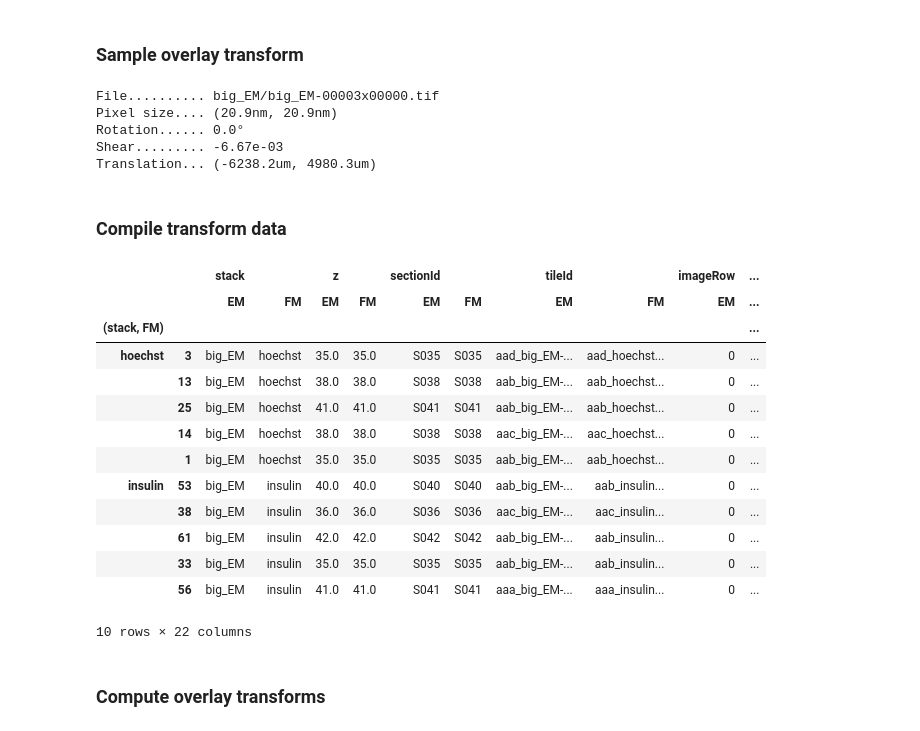
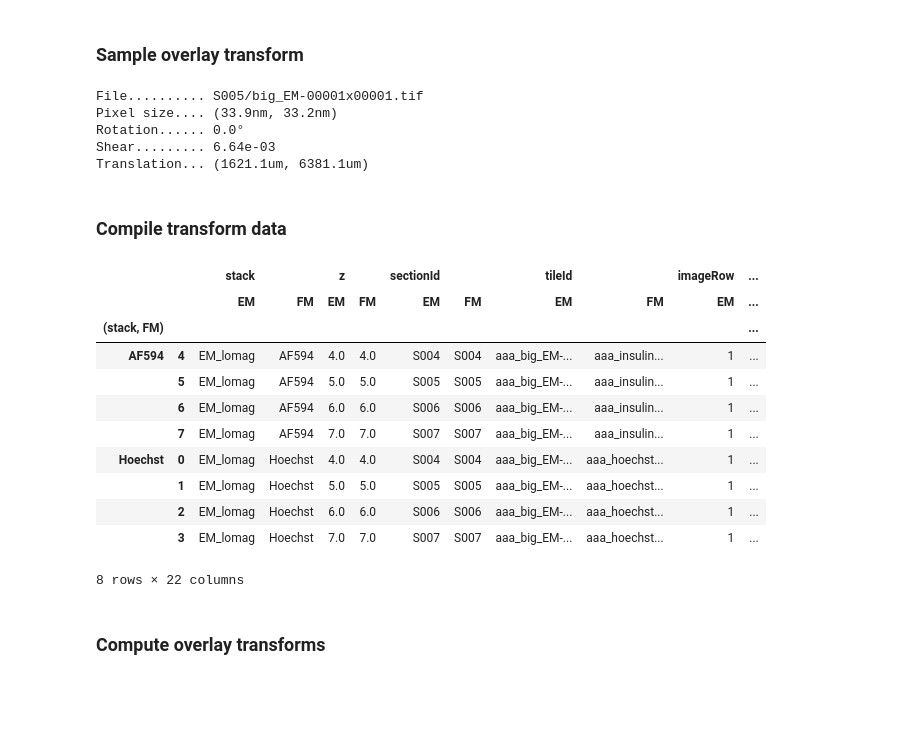
Before and after one commit to hoogenboom-group/iCAT-workflow, a Jupyter notebook: notebooks/3_iCAT-overlay.ipynb, the cells around one changed output. Cells and saved outputs as stored; diff of their text form; code cells hidden in the pictures; blank space fills up the shorter version.

```diff
--- a/notebooks/3_iCAT-overlay.ipynb
+++ b/notebooks/3_iCAT-overlay.ipynb
@@ -29,3 +29,25 @@ pd.set_option('display.max_colwidth', 15)
 # %%
 import renderapi
 from icatapi.render_pandas import create_stacks_DataFrame
+# %%
+# `render` project parameters
+# ---------------------------
+owner = 'rlane'
+project = 'pancreas'
+stacks_2_overlay = {
+    'over': ['Hoechst', 'AF594'],
+    'undr': 'EM_lomag',
+}
+
+# Create a renderapi.connect.Render object
+# ----------------------------------------
+render_connect_params = {
+    'host': 'sonic.tnw.tudelft.nl',
+    'port': 8080,
+    'owner': owner,
+    'project': project,
+    'client_scripts': '/home/catmaid/render/render-ws-java-client/src/main/scripts',
+    'memGB': '2G'
+}
+render = renderapi.connect(**render_connect_params)
+render.make_kwargs()
@@ -32,25 +62,4 @@ from icatapi.render_pandas import create_stacks_DataFrame
 # %%
-# `render` project parameters
-# ---------------------------
-owner = 'rlane'
-project = 'zebrafish'
-stacks_2_overlay = {
-    'over': ['hoechst', 'insulin'],
-    'undr': 'big_EM',
-}
-
-# Create a renderapi.connect.Render object
-# ----------------------------------------
-render_connect_params = {
-    'host': 'sonic.tnw.tudelft.nl',
-    'port': 8080,
-    'owner': owner,
-    'project': project,
-    'client_scripts': '/home/catmaid/render/render-ws-java-client/src/main/scripts',
-    'memGB': '2G'
-}
-render = renderapi.connect(**render_connect_params)
-
 # Infer stack and section info
 # ----------------------------
 stacks = renderapi.render.get_stacks_by_owner_project(render=render)
@@ -98,7 +107,7 @@ from icatapi.overlay import get_transform_metadata
 fp = Path(df_project.loc[df_project['stack'].isin(stacks_2_overlay['over'] +\
                                                  [stacks_2_overlay['undr']])]\
                     .sample(1)['imageUrl']\
-                    .str.split('://')\
+                    .str.split('.nl')\
                     .iloc[0][1])
 
 # Test parser
@@ -115,11 +124,11 @@ Translation... ({1e6*trx:.1f}um, {1e6*try_:.1f}um)
 """
 print(out)
 # %% [output]
-File.......... big_EM/big_EM-00003x00000.tif
-Pixel size.... (20.9nm, 20.9nm)
+File.......... S005/big_EM-00001x00001.tif
+Pixel size.... (33.9nm, 33.2nm)
 Rotation...... 0.0°
-Shear......... -6.67e-03
-Translation... (-6238.2um, 4980.3um)
+Shear......... 6.64e-03
+Translation... (1621.1um, 6381.1um)
 # %% [markdown]
 ### Compile transform data
 # %%
@@ -142,45 +151,43 @@ for stack in stacks_2_overlay['over']:
     df_stack = df_project.loc[(df_project['stack'] == stack)].copy()
 
     # Loop through FM tiles
     for i, FM_tile in df_stack.iterrows():
 
         # Find correlative EM tile
         EM_tile = df_project.loc[(df_project['stack'] == stacks_2_overlay['undr']) &\
                                  (df_project['z'] == FM_tile['z']) &\
                                  (df_project['imageRow'] == FM_tile['imageRow']) &\
                                  (df_project['imageCol'] == FM_tile['imageCol'])].iloc[0]
 
         # Build up overlay DataFrame one FM tile at a time
         df_overlay.loc[i, 'stack'] = EM_tile['stack'], FM_tile['stack']
         df_overlay.loc[i, 'z'] = EM_tile['z'], FM_tile['z']
         df_overlay.loc[i, 'sectionId'] = EM_tile['sectionId'], FM_tile['sectionId']
         df_overlay.loc[i, 'tileId'] = EM_tile['tileId'], FM_tile['tileId']
         df_overlay.loc[i, 'imageRow'] = EM_tile['imageRow'], FM_tile['imageRow']
         df_overlay.loc[i, 'imageCol'] = EM_tile['imageCol'], FM_tile['imageCol']
         df_overlay.loc[i, 'width'] = EM_tile['width'], FM_tile['width']
         df_overlay.loc[i, 'height'] = EM_tile['height'], FM_tile['height']
         df_overlay.loc[i, 'imageUrl'] = EM_tile['imageUrl'], FM_tile['imageUrl']
         df_overlay.at[i, ('tforms', 'EM')] = EM_tile['tforms']
         df_overlay.at[i, ('tforms', 'FM')] = FM_tile['tforms']
 
 # Preview
 df_overlay.groupby(('stack', 'FM'))\
-          .apply(lambda x: x.sample(5))
+          .apply(lambda x: x.head(5))
 # %% [output]
 |  |  | stack |  | z |  | sectionId |  | tileId |  | imageRow | ... |
 |  |  | EM | FM | EM | FM | EM | FM | EM | FM | EM | ... |
 | (stack, FM) |  |  |  |  |  |  |  |  |  |  | ... |
-| hoechst | 3 | big_EM | hoechst | 35.0 | 35.0 | S035 | S035 | aad_big_EM-... | aad_hoechst... | 0 | ... |
-|  | 13 | big_EM | hoechst | 38.0 | 38.0 | S038 | S038 | aab_big_EM-... | aab_hoechst... | 0 | ... |
-|  | 25 | big_EM | hoechst | 41.0 | 41.0 | S041 | S041 | aab_big_EM-... | aab_hoechst... | 0 | ... |
-|  | 14 | big_EM | hoechst | 38.0 | 38.0 | S038 | S038 | aac_big_EM-... | aac_hoechst... | 0 | ... |
-|  | 1 | big_EM | hoechst | 35.0 | 35.0 | S035 | S035 | aab_big_EM-... | aab_hoechst... | 0 | ... |
-| insulin | 53 | big_EM | insulin | 40.0 | 40.0 | S040 | S040 | aab_big_EM-... | aab_insulin... | 0 | ... |
-|  | 38 | big_EM | insulin | 36.0 | 36.0 | S036 | S036 | aac_big_EM-... | aac_insulin... | 0 | ... |
-|  | 61 | big_EM | insulin | 42.0 | 42.0 | S042 | S042 | aab_big_EM-... | aab_insulin... | 0 | ... |
-|  | 33 | big_EM | insulin | 35.0 | 35.0 | S035 | S035 | aab_big_EM-... | aab_insulin... | 0 | ... |
-|  | 56 | big_EM | insulin | 41.0 | 41.0 | S041 | S041 | aaa_big_EM-... | aaa_insulin... | 0 | ... |
+| AF594 | 4 | EM_lomag | AF594 | 4.0 | 4.0 | S004 | S004 | aaa_big_EM-... | aaa_insulin... | 1 | ... |
+|  | 5 | EM_lomag | AF594 | 5.0 | 5.0 | S005 | S005 | aaa_big_EM-... | aaa_insulin... | 1 | ... |
+|  | 6 | EM_lomag | AF594 | 6.0 | 6.0 | S006 | S006 | aaa_big_EM-... | aaa_insulin... | 1 | ... |
+|  | 7 | EM_lomag | AF594 | 7.0 | 7.0 | S007 | S007 | aaa_big_EM-... | aaa_insulin... | 1 | ... |
+| Hoechst | 0 | EM_lomag | Hoechst | 4.0 | 4.0 | S004 | S004 | aaa_big_EM-... | aaa_hoechst... | 1 | ... |
+|  | 1 | EM_lomag | Hoechst | 5.0 | 5.0 | S005 | S005 | aaa_big_EM-... | aaa_hoechst... | 1 | ... |
+|  | 2 | EM_lomag | Hoechst | 6.0 | 6.0 | S006 | S006 | aaa_big_EM-... | aaa_hoechst... | 1 | ... |
+|  | 3 | EM_lomag | Hoechst | 7.0 | 7.0 | S007 | S007 | aaa_big_EM-... | aaa_hoechst... | 1 | ... |
-10 rows × 22 columns
+8 rows × 22 columns
 # %% [markdown]
 ### Compute overlay transforms
 # %%
```
Also changed, not shown: parts of 5 cells of this notebook.
